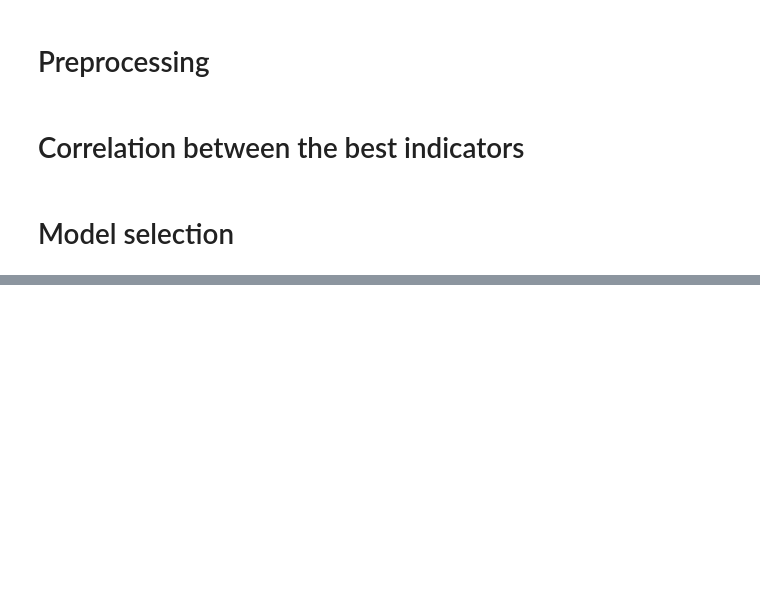
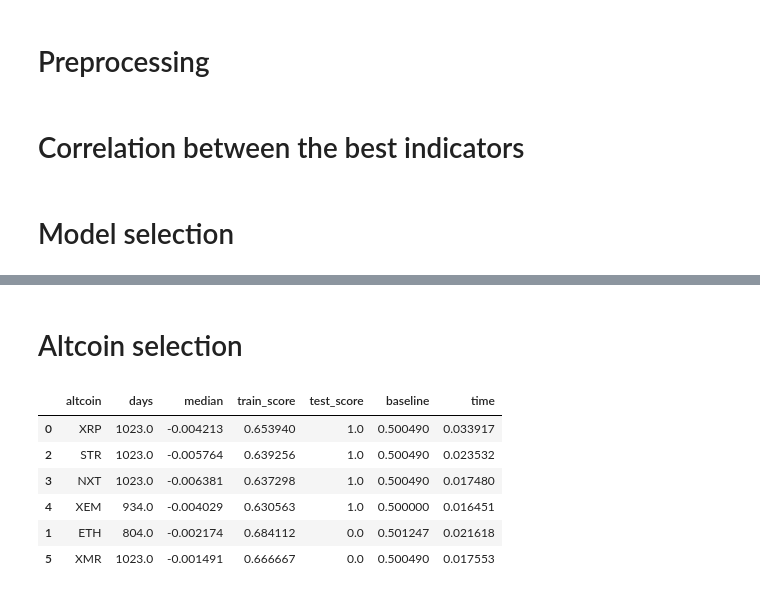
Before and after one commit to arashash/BitPredict, a Jupyter notebook: Classification/classifyTomorrowChange.ipynb, the cells around one changed output, grey strips where cells are left out. Drawn from its saved outputs; the diff is of its cells as text; code cells hidden in the pictures; blank space fills up the shorter version.

```diff
--- a/Classification/classifyTomorrowChange.ipynb
+++ b/Classification/classifyTomorrowChange.ipynb
@@ -627,0 +616,72 @@ Median daily price change: -0.0060
+# %% [markdown]
+# Altcoin selection
+# %%
+coins = ['XRP', 'ETH', 'STR', 'NXT', 'XEM', 'XMR']
+#         'LTC', 'ETC', 'SC', 'LSK', 'MAID',
+#         'BTS', 'SYS', 'DOGE', 'STRAT', 'DASH',
+#         'DGB', 'STEEM', 'FCT', 'REP', 'ZEC',
+#         'XCP', 'BCN', 'ARDR', 'GNT', 'BLK',
+#         'GAME', 'SBD', 'EMC2', 'BURST', 'DCR',
+#         'VRC', 'PASC', 'VTC', 'LBC', 'NAV',
+#         'POT', 'OMNI', 'AMP', 'XPM', 'EXP',
+#         'VIA', 'NMC', 'BELA', 'NEOS', 'RIC', 'FLO',
+#         'BCY', 'BTCD', 'FLDC', 'RADS', 'PPC', 'NXC',
+#         'GRC', 'PINK', 'CLAM', 'XVC', 'XBC', 'BTM', 'HUC']
+testSize = 2
+df_results = pd.DataFrame(data=np.zeros(shape=(len(coins), 6)),
+                              columns = ['altcoin', 'days', 'median', 'train_score', 'test_score', 'baseline'])
+
+classifier = LogisticRegression()
+count = 0
+for coin in coins:
+#     print(coin)
+
+    X, y, y_cont, size, median = getData(coin)
+    X = preprocess(X, y, testSize, k=20)
+
+    t_start = time.clock()
+
+    train_scores = np.zeros(testSize)
+    test_scores = np.zeros(testSize)
+    y_preds = np.zeros(testSize)
+    for i in range(testSize):
+        X_train = X[0:-(i+1), :]
+        y_train = y[0:-(i+1)]
+
+        X_test = X[-(i+1), :].reshape(1, -1)
+        y_test = y[-(i+1)].reshape(1, -1)
+
+        classifier.fit(X_train, y_train)
+        train_scores[i] = classifier.score(X_train, y_train)
+        test_scores[i] = classifier.score(X_test, y_test)
+        y_preds[i] = classifier.predict(X_test)
+
+
+    t_end = time.clock()
+    t_diff = t_end - t_start
+
+    df_results.loc[count,'altcoin'] = coin
+    df_results.loc[count,'days'] = size
+    df_results.loc[count,'median'] = median
+    df_results.loc[count,'train_score'] = np.mean(train_scores)
+    df_results.loc[count,'test_score'] = np.mean(test_scores)
+    df_results.loc[count,'time'] = t_diff
+
+
+    y_test = y[testSize:]
+    baseline = np.sum(y_test==np.argmax([np.sum(y_test==0),
+                                         np.sum(y_test==1)]))/np.size(y_test)
+    df_results.loc[count,'baseline'] = baseline
+
+    count+=1
+
+
+display(df_results.sort_values(by='test_score', ascending=False))
+# %% [output]
+|  | altcoin | days | median | train_score | test_score | baseline | time |
+| 0 | XRP | 1023.0 | -0.004213 | 0.653940 | 1.0 | 0.500490 | 0.033917 |
+| 2 | STR | 1023.0 | -0.005764 | 0.639256 | 1.0 | 0.500490 | 0.023532 |
+| 3 | NXT | 1023.0 | -0.006381 | 0.637298 | 1.0 | 0.500490 | 0.017480 |
+| 4 | XEM | 934.0 | -0.004029 | 0.630563 | 1.0 | 0.500000 | 0.016451 |
+| 1 | ETH | 804.0 | -0.002174 | 0.684112 | 0.0 | 0.501247 | 0.021618 |
+| 5 | XMR | 1023.0 | -0.001491 | 0.666667 | 0.0 | 0.500490 | 0.017553 |
```
Also changed, not shown: parts of 5 cells of this notebook, 58 other files.
